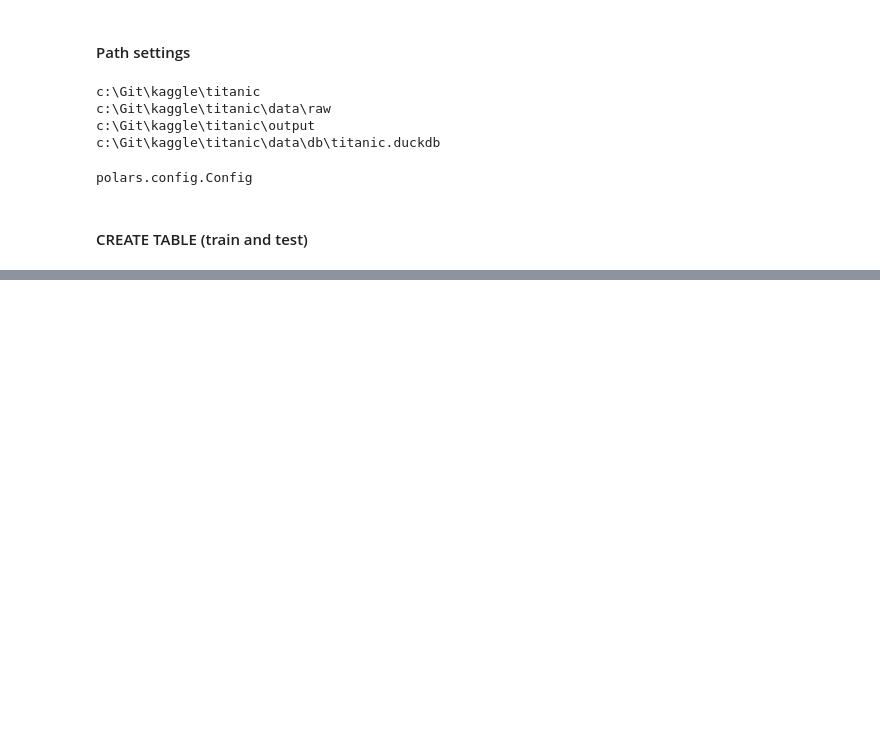
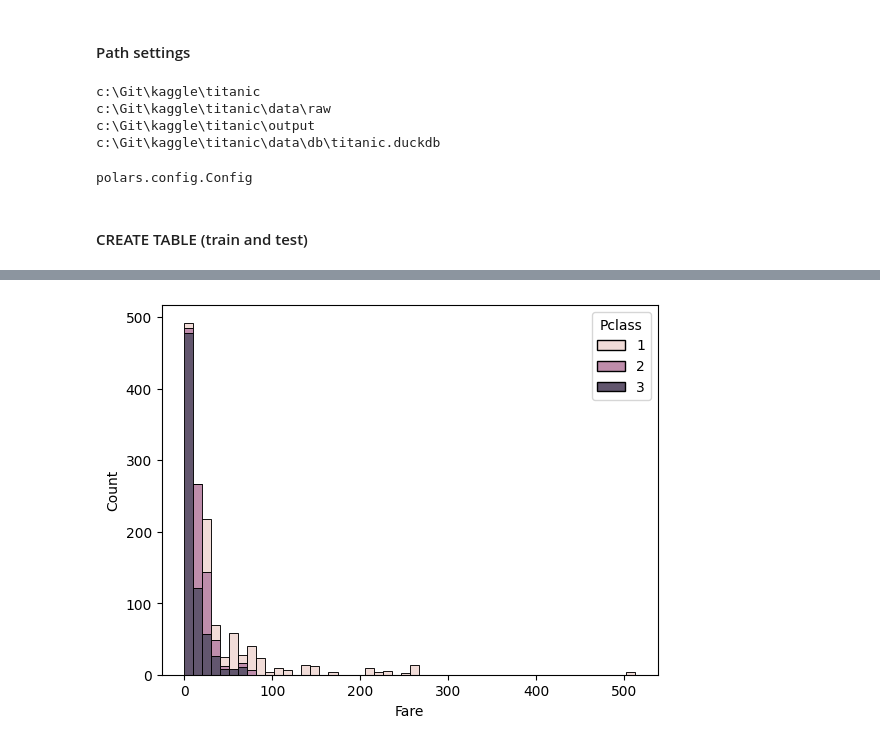
Before and after one commit to ROROROMP/kaggle, a Jupyter notebook: titanic/notebook.ipynb, the cells around one changed output, grey strips where cells are left out. Cells and saved outputs as stored; diff of their text form; code cells hidden in the pictures; blank space fills up the shorter version.

```diff
--- a/titanic/notebook.ipynb
+++ b/titanic/notebook.ipynb
@@ -157,0 +222,14 @@ shape: (9, 13)
+# %%
+# チケット価格ごとのPclassを確認
+
+sns.histplot(
+    join_data,
+    x="Fare",
+    hue="Pclass",
+    bins=50,
+    multiple="stack" #人数で確認
+)
+
+plt.show()
+# %% [output]
+[figure, added]
```
Also changed, not shown: parts of 23 cells of this notebook, 2 other files.
